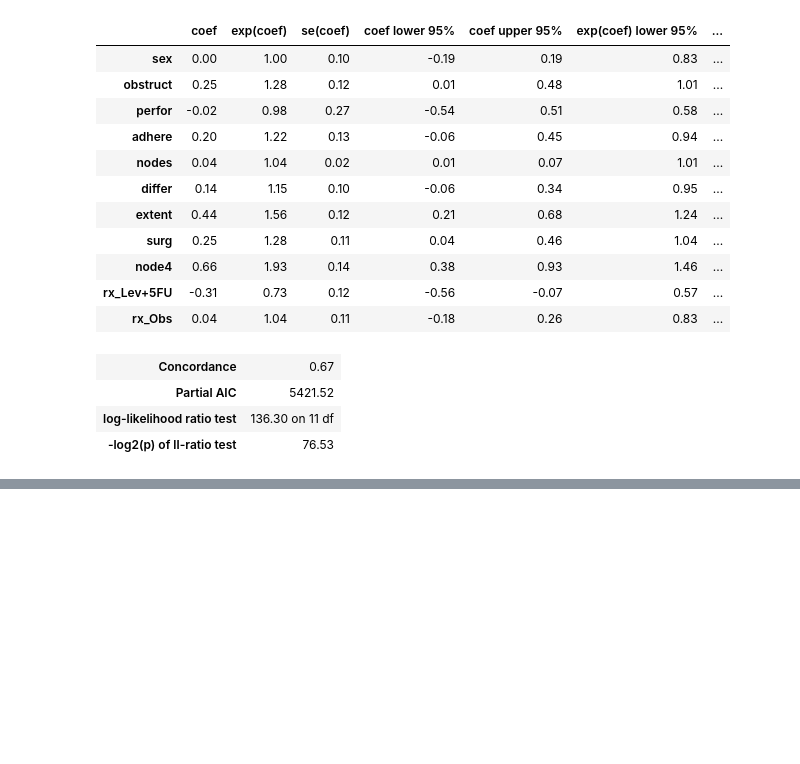
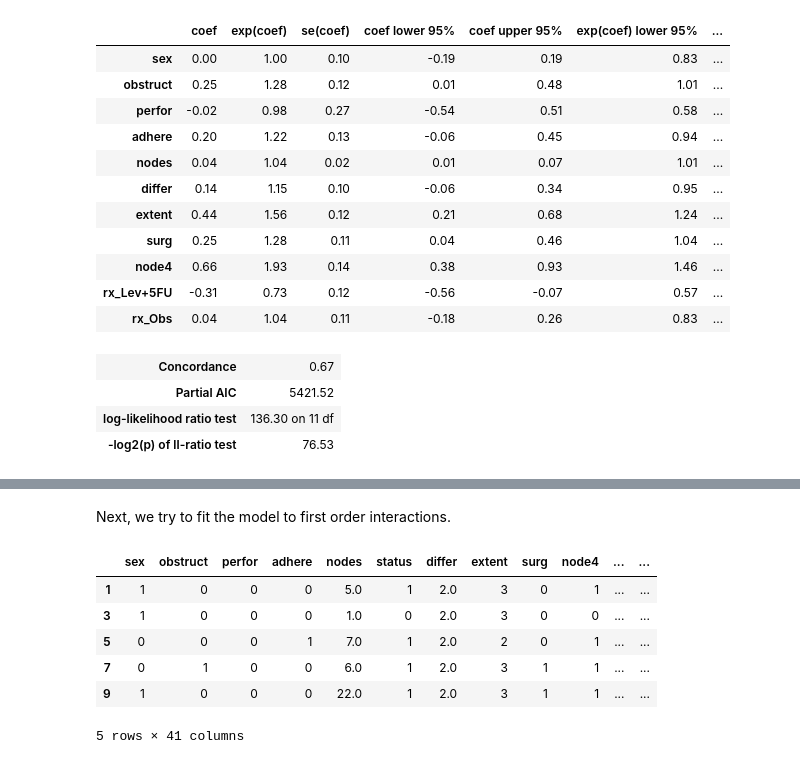
Before and after one commit to erlendrisvik/DAT350_CA, a Jupyter notebook: compulsory_2_erlend_risvik.ipynb, the cells around one changed output, grey strips where cells are left out. Saved outputs shown, nothing was run; the diff lists cells and outputs as text; code cells hidden in the pictures; blank space fills up the shorter version.

Commit message:
add interaction

```diff
--- a/compulsory_2_erlend_risvik.ipynb
+++ b/compulsory_2_erlend_risvik.ipynb
@@ -384,3 +357,25 @@ backward.print_summary()
 | Partial AIC | 5416.33 |
 | log-likelihood ratio test | 131.49 on 6 df |
 | -log2(p) of ll-ratio test | 83.73 |
+# %% [markdown]
+Next, we try to fit the model to first order interactions.
+# %%
+# create a copy of the dataframe, but include interaction terms
+cox_ph_df_interact = cox_ph_df.copy()
+import itertools
+
+ignore = ['rx_Lev+5FU', 'rx_Obs', 'status', 'time', 'nodes']
+interaction_cols = [col for col in cox_ph_df_interact.columns if col not in ignore]
+
+for (col1, col2) in itertools.combinations(interaction_cols, 2):
+    cox_ph_df_interact[f'{col1}_x_{col2}'] = df[col1] * df[col2]
+
+cox_ph_df_interact.head()
+# %% [output]
+|  | sex | obstruct | perfor | adhere | nodes | status | differ | extent | surg | node4 | ... | ... |
+| 1 | 1 | 0 | 0 | 0 | 5.0 | 1 | 2.0 | 3 | 0 | 1 | ... | ... |
+| 3 | 1 | 0 | 0 | 0 | 1.0 | 0 | 2.0 | 3 | 0 | 0 | ... | ... |
+| 5 | 0 | 0 | 0 | 1 | 7.0 | 1 | 2.0 | 2 | 0 | 1 | ... | ... |
+| 7 | 0 | 1 | 0 | 0 | 6.0 | 1 | 2.0 | 3 | 1 | 1 | ... | ... |
+| 9 | 1 | 0 | 0 | 0 | 22.0 | 1 | 2.0 | 3 | 1 | 1 | ... | ... |
+5 rows × 41 columns
```
Also changed, not shown: parts of 10 cells of this notebook.
